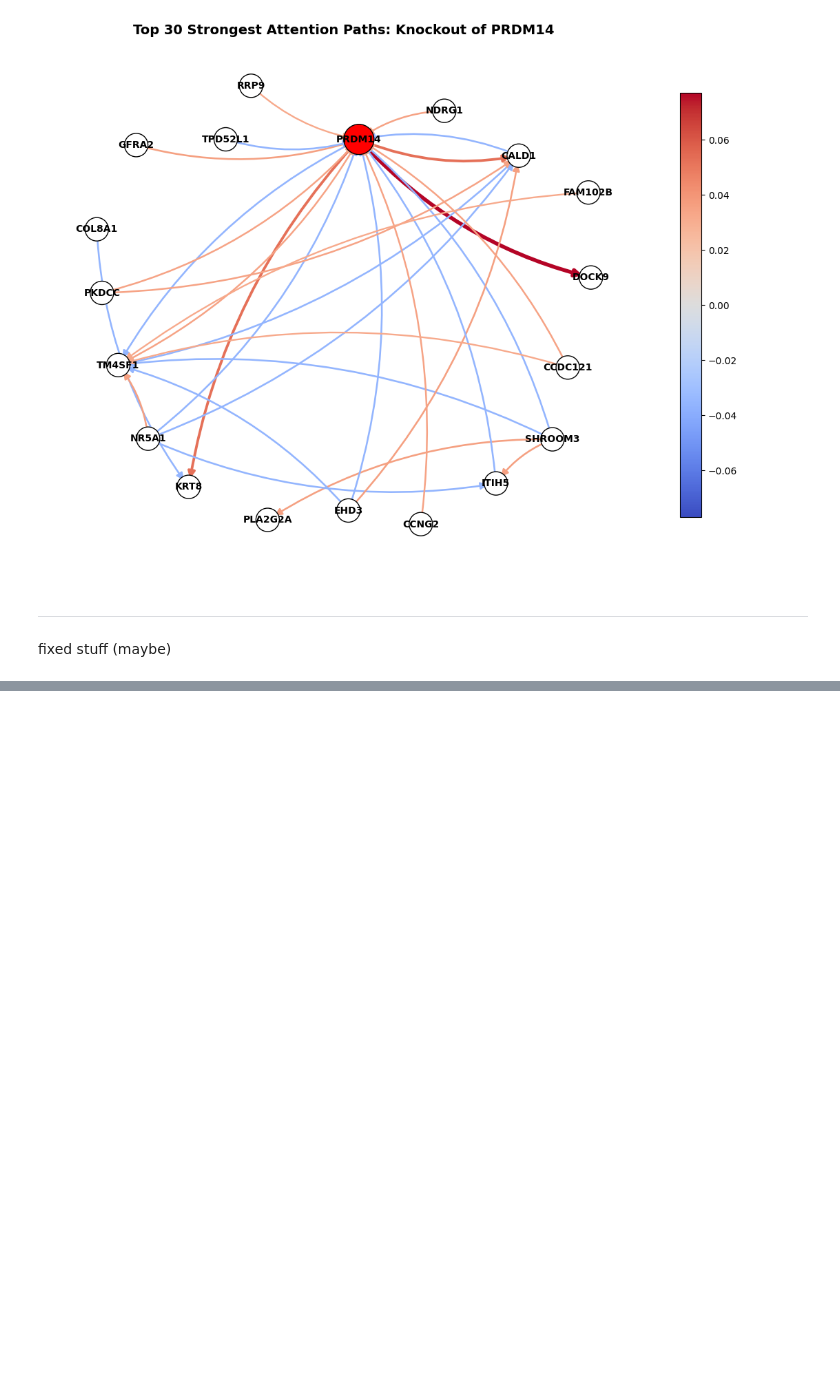
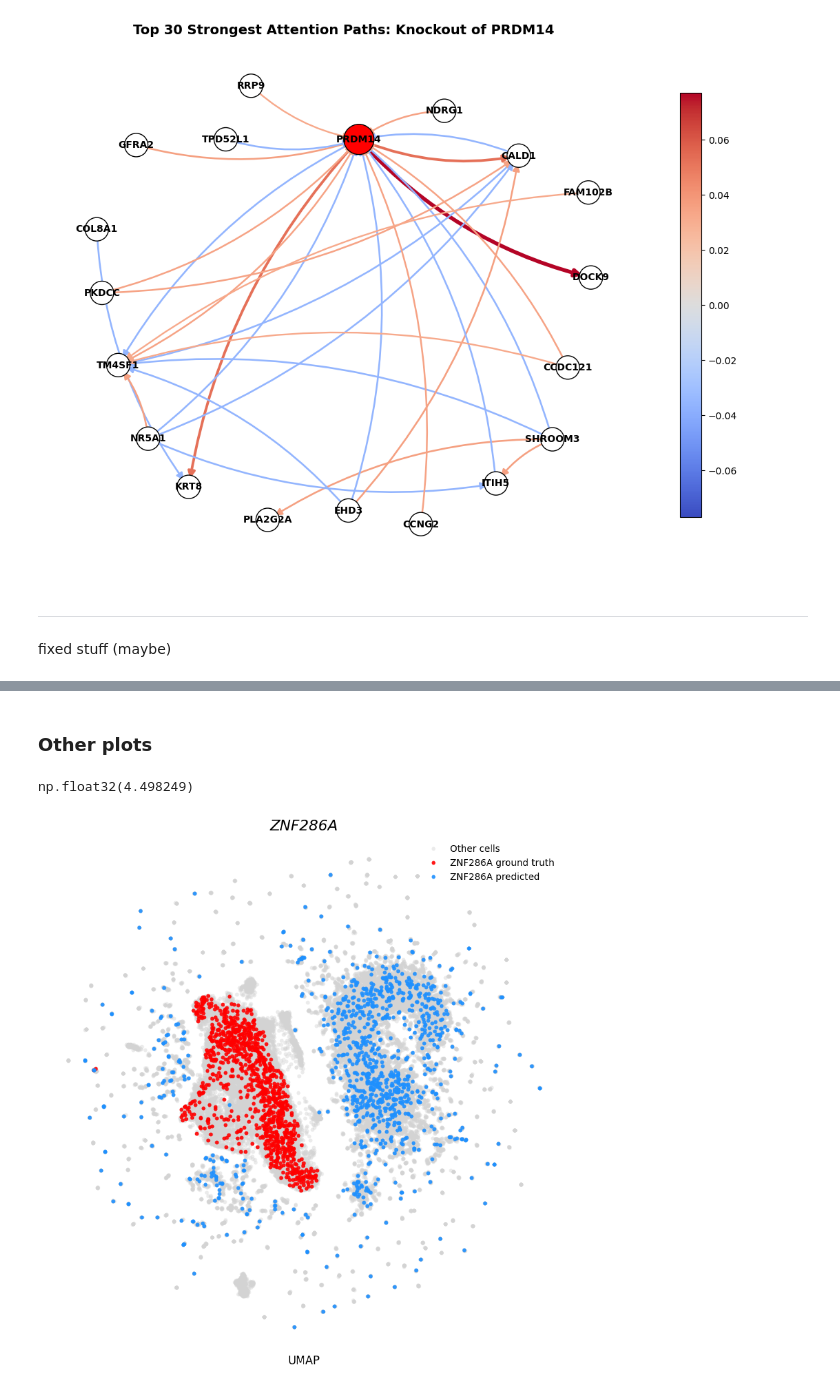
Before and after one commit to MCalabroCode/SPECTRA, a Jupyter notebook: notebooks/spectra_testing.ipynb, the cells around one changed output, grey strips where cells are left out. Drawn from its saved outputs; the diff is of its cells as text; code cells hidden in the pictures; blank space fills up the shorter version.

```diff
--- a/notebooks/spectra_testing.ipynb
+++ b/notebooks/spectra_testing.ipynb
@@ -1080,0 +1154,6 @@ else:
+# %% [markdown]
+### **Other plots**
+# %%
+real_adata.X.max()
+# %% [output]
+np.float32(4.498249)
@@ -1080,0 +1283,8 @@ else:
+# %%
+combined_med9 = plot_perturbation_umap(
+    real_adata=real_adata,
+    pred_adata=pred_adata,
+    perturbation="ZNF286A"
+)
+# %% [output]
+[figure, added]
```
Also changed, not shown: parts of 27 cells of this notebook, 6 other files.
